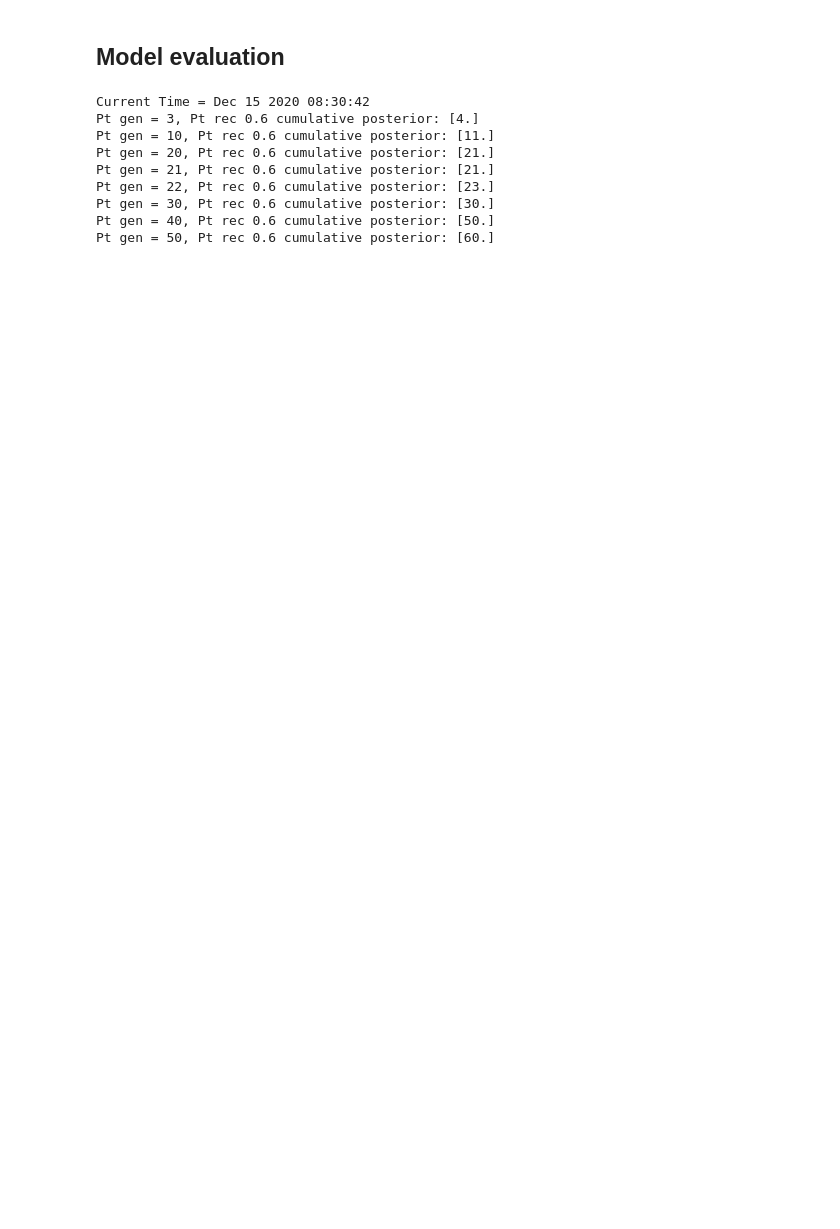
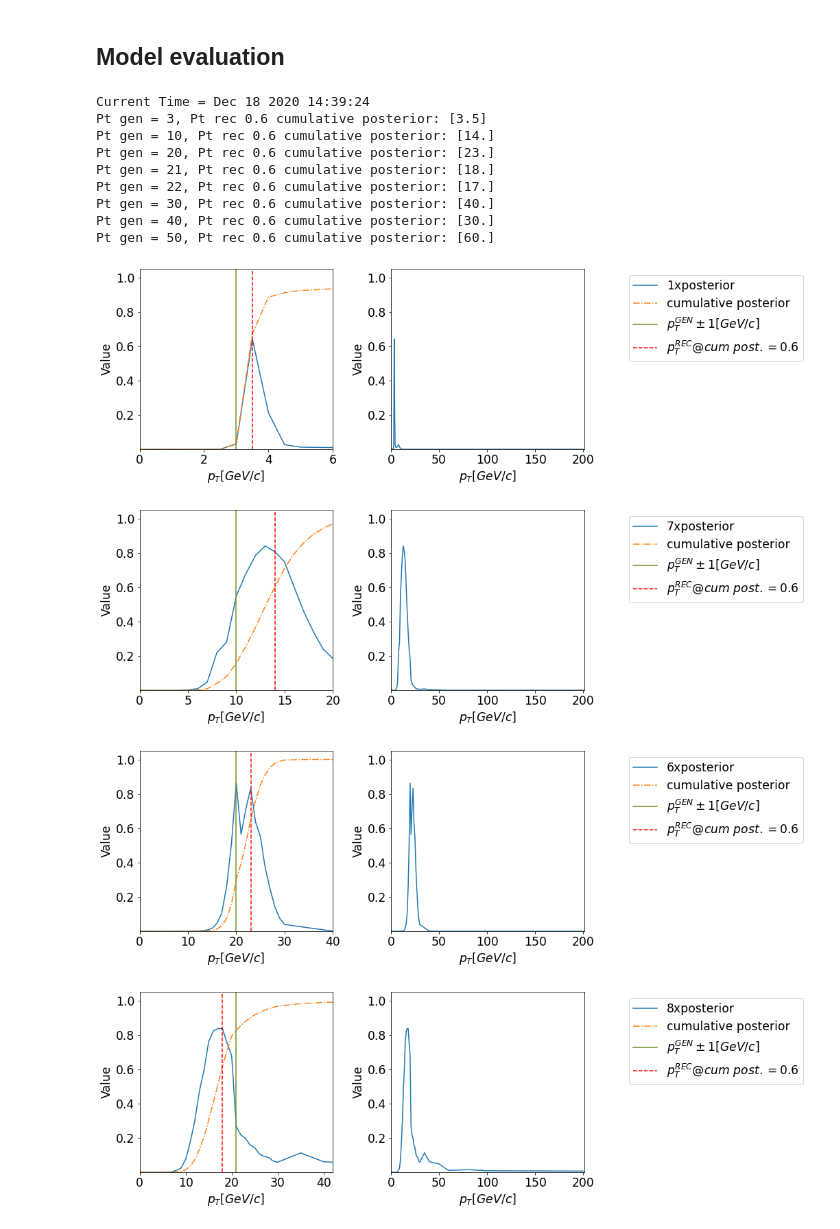
Before and after one commit to akalinow/MachineLearning, a Jupyter notebook: OMTF/OMTF_NN.ipynb, the cells around one changed output. Saved outputs shown, nothing was run; the diff lists cells and outputs as text; code cells hidden in the pictures; blank space fills up the shorter version.

```diff
--- a/OMTF/OMTF_NN.ipynb
+++ b/OMTF/OMTF_NN.ipynb
@@ -65,16 +79,15 @@ def plotPosterior(ptGen, labels, predictions):
     predictions = predictions[indices]
 
     ###TEST
-    '''
+
     #predictions = predictions[:,0:45]
     predictions = predictions[testIndex]
     predictions = tf.reshape(predictions, (1,-1))
     derivative = np.diff(predictions, append=0)
-    predictions = tf.math.divide_no_nan(derivative, predictions)
+    #predictions = tf.math.divide_no_nan(derivative, predictions)
     predictions = tf.abs(predictions)
     #sum = tf.reduce_sum(predictions, axis=1, keepdims=True)
     #predictions = 1.0/sum*predictions
-    '''
     ######
 
     predictions = np.mean(predictions, axis=0)
@@ -292,7 +305,7 @@ def getFeature(name, dataRow):
     return dataRow[:,columnIndex]
 
 def parse_tensor(tensor):
-    return tf.io.parse_tensor(tensor, out_type=tf.float64)
+    return tf.io.parse_tensor(tensor, out_type=tf.float32)
 
 def pT2Label(tensor):
     tensor = tf.searchsorted(ptBins, tensor, side='left')
@@ -304,7 +317,7 @@ def label2Pt(tensor):
 def modifyFeatures(dataRow, batchSize, isTrain=False):
     columnsMask = getFeaturesMask()
     features = tf.boolean_mask(dataRow, columnsMask, axis=1)
-    dummyValue = 0
+    dummyValue = tf.random.uniform(shape=(),minval=-63,maxval=63, dtype=tf.float32) #TEST
     features = tf.where(features<9999, features, dummyValue)
     features.set_shape([batchSize,np.count_nonzero(columnsMask)])
 
@@ -396,10 +409,10 @@ def getModel():
   nPtBins =  ptBins.shape[0]
   nInputs = np.sum(getFeaturesMask())
   inputs = tf.keras.Input(shape=(nInputs,), name="deltaPhi")
-  activation = tf.keras.layers.Activation(tf.nn.leaky_relu)
+  activation = tf.keras.layers.Activation(tfa.activations.mish)
 
   ptLayer = inputs
-  for iLayer in range(0,10):
+  for iLayer in range(0,5):
             ptLayer = tf.keras.layers.Dense(256, activation=activation, name="Pt_layer_{}".format(iLayer))(ptLayer)
 
   chargeLayer= inputs
@@ -408,17 +421,19 @@ def getModel():
 
   ptOutput = tf.keras.layers.Dense(nPtBins, activation=tf.nn.softmax,bias_initializer='zeros',name = "pt")(ptLayer)
   chargeOutput = tf.keras.layers.Dense(1, activation=tf.keras.activations.sigmoid,name = "charge")(chargeLayer)
+
   model = tf.keras.Model(inputs=inputs, outputs=[ptOutput, chargeOutput], name="NN_OMTF")
 
   initial_learning_rate = 0.005
   lr_schedule = tf.keras.optimizers.schedules.ExponentialDecay(
     initial_learning_rate,
-    decay_steps=500,
+    decay_steps=10000,
     decay_rate=0.95,
     staircase=True)
 
   model.compile(optimizer=tf.keras.optimizers.Adam(learning_rate=lr_schedule),
                 loss={"pt":tf.keras.losses.SparseCategoricalCrossentropy(from_logits=False),
+                      #"pt":tfa.losses.SigmoidFocalCrossEntropy(from_logits=False),
                       "charge":tf.keras.losses.BinaryCrossentropy(from_logits=False)},
                 metrics=['accuracy'])
   tf.keras.utils.plot_model(model, 'fig_png/ML_model.png', show_shapes=True)
@@ -447,7 +476,7 @@ for element in train_dataset.take(10):
 current_time = datetime.now().strftime("%b %d %Y %H:%M:%S")
 print("Training start. Current Time =", current_time)
 
-trainFileNames = glob.glob(trainDataDir+'OMTFHits_pats0x0003_oldSample_files_15_25_chunk_0.tfrecord.gzip')
+trainFileNames = glob.glob(trainDataDir+'OMTFHits_pats0x0003_oldSample_files_*_chunk_0.tfrecord.gzip')
 validationFileNames = glob.glob(testDataDir+'OMTFHits_pats0x0003_newerSample_files_1_100_chunk_0.tfrecord.gzip')
 
 train_dataset = loadDataset(trainFileNames, isTrain=True, nEpochs=1, batchSize=2*4096)
@@ -461,8 +490,9 @@ model = getModel()
 
 log_dir = "logs/fit/" + datetime.now().strftime("%Y%m%d-%H%M%S")
 tensorboard_callback = tf.keras.callbacks.TensorBoard(log_dir=log_dir, histogram_freq=1)
+#tqdm_callback = tfa.callbacks.TQDMProgressBar()
 
-nEpochs = 5
+nEpochs = 2
 history = model.fit(train_dataset, epochs=nEpochs,
                     use_multiprocessing=True,
                     verbose=1,
@@ -485,48 +520,52 @@ print("Training end. Current Time =", current_time)
 # %%
 testIndex = 11
 
-if not workOnPrometheus:
+if not runOnCluster:
 
     current_time = datetime.now().strftime("%b %d %Y %H:%M:%S")
     print("Current Time =", current_time)
 
-    nEpochsSaved = 250
+    nEpochsSaved = 5
     checkpoint_path = "training/model_full_{epoch:04d}"
     model = tf.keras.models.load_model(checkpoint_path.format(epoch=nEpochsSaved), custom_objects=custom_objects)
 
     testFileNames = glob.glob(testDataDir+'OMTFHits_pats0x0003_newerSample_files_1_100_chunk_0.tfrecord.gzip')
     test_dataset = loadDataset(testFileNames, isTrain=False, nEpochs=1, batchSize=32*1024)
 
     for aBatch in test_dataset.as_numpy_iterator():
             labels = aBatch[1]
             omtfPredictions = aBatch[2:4]
             predictions = model.predict(aBatch[0], use_multiprocessing=True)
             plotPosterior(3, labels=labels[0], predictions=predictions[0])
             plotPosterior(10, labels=labels[0], predictions=predictions[0])
             plotPosterior(20, labels=labels[0], predictions=predictions[0])
             plotPosterior(21, labels=labels[0], predictions=predictions[0])
             plotPosterior(22, labels=labels[0], predictions=predictions[0])
             plotPosterior(30, labels=labels[0], predictions=predictions[0])
             plotPosterior(40, labels=labels[0], predictions=predictions[0])
             plotPosterior(50, labels=labels[0], predictions=predictions[0])
             #plotPull(labels=labels[0], predictions=predictions[0], omtfPredictions=omtfPredictions[0])
             #plotCM(labels=labels, predictions=predictions, omtfPredictions=omtfPredictions)
             break
 
 
-    plotTurnOn(dataset = test_dataset, ptCut=5)
-    plotTurnOn(dataset = test_dataset, ptCut=10)
+    #plotTurnOn(dataset = test_dataset, ptCut=5)
+    #plotTurnOn(dataset = test_dataset, ptCut=10)
     plotTurnOn(dataset = test_dataset, ptCut=20)
-    plotTurnOn(dataset = test_dataset, ptCut=22)
-    plotTurnOn(dataset = test_dataset, ptCut=25)
-    plotTurnOn(dataset = test_dataset, ptCut=50)
+    #plotTurnOn(dataset = test_dataset, ptCut=22)
+    #plotTurnOn(dataset = test_dataset, ptCut=25)
+    #plotTurnOn(dataset = test_dataset, ptCut=50)
 # %% [output]
-Current Time = Dec 15 2020 08:30:42
-Pt gen = 3, Pt rec 0.6 cumulative posterior: [4.]
-Pt gen = 10, Pt rec 0.6 cumulative posterior: [11.]
-Pt gen = 20, Pt rec 0.6 cumulative posterior: [21.]
-Pt gen = 21, Pt rec 0.6 cumulative posterior: [21.]
-Pt gen = 22, Pt rec 0.6 cumulative posterior: [23.]
-Pt gen = 30, Pt rec 0.6 cumulative posterior: [30.]
-Pt gen = 40, Pt rec 0.6 cumulative posterior: [50.]
+Current Time = Dec 18 2020 14:39:24
+Pt gen = 3, Pt rec 0.6 cumulative posterior: [3.5]
+Pt gen = 10, Pt rec 0.6 cumulative posterior: [14.]
+Pt gen = 20, Pt rec 0.6 cumulative posterior: [23.]
+Pt gen = 21, Pt rec 0.6 cumulative posterior: [18.]
+Pt gen = 22, Pt rec 0.6 cumulative posterior: [17.]
+Pt gen = 30, Pt rec 0.6 cumulative posterior: [40.]
+Pt gen = 40, Pt rec 0.6 cumulative posterior: [30.]
 Pt gen = 50, Pt rec 0.6 cumulative posterior: [60.]
+[figure, added]
+[figure, added]
+[figure, added]
+[figure, added]
```
Also changed, not shown: parts of 6 cells of this notebook, 1 other file.
